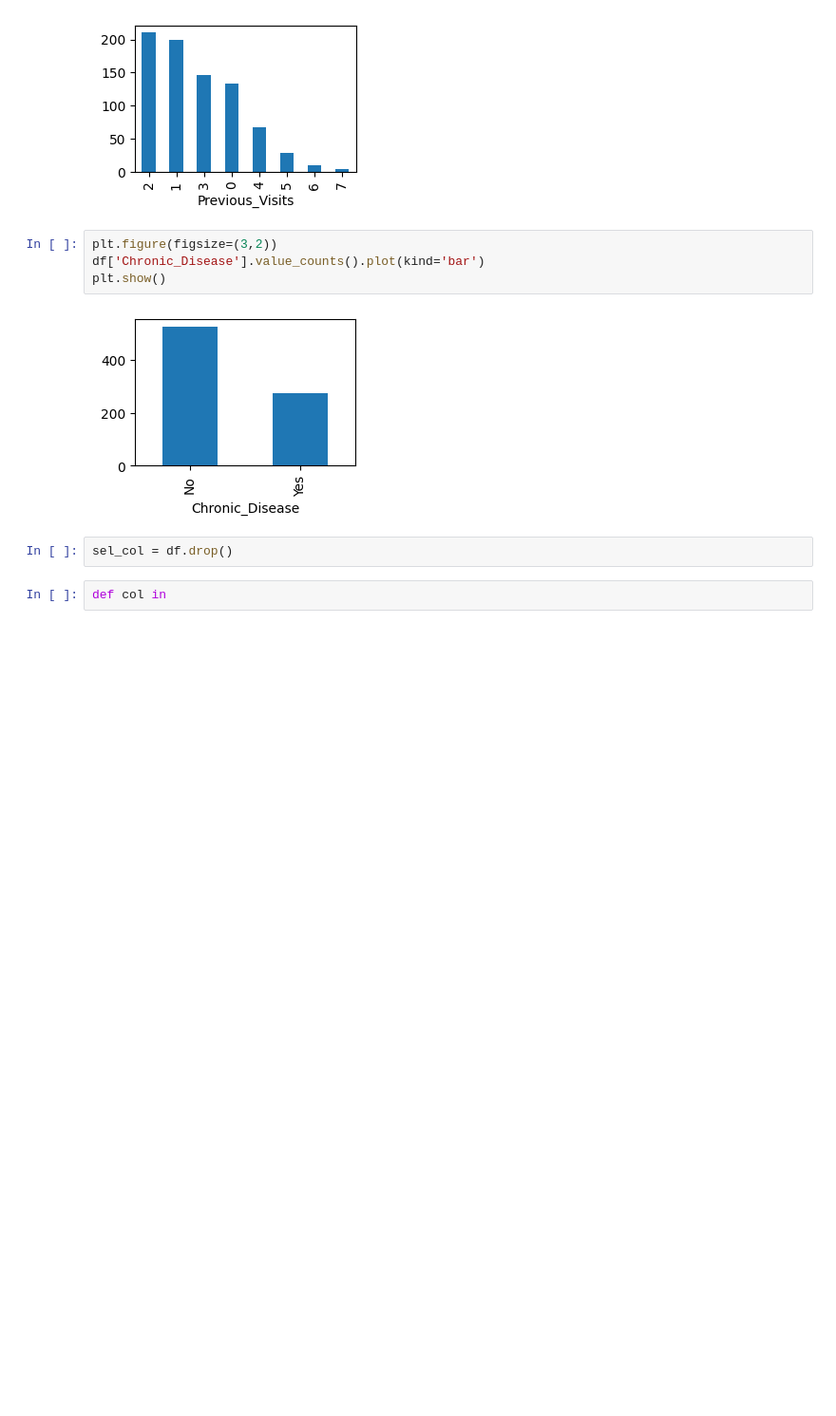
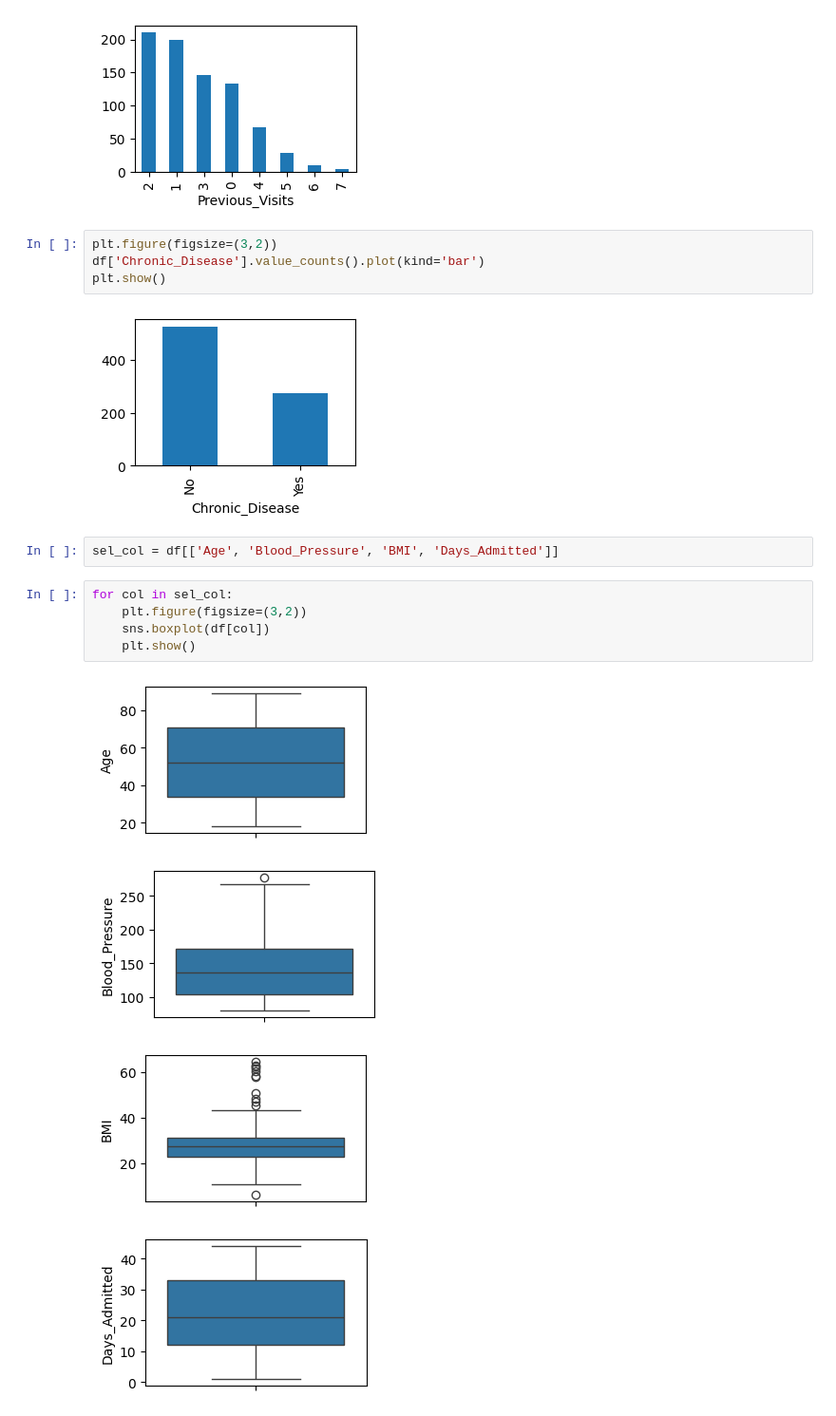
Before and after one commit to Md-Maruf-1727/Machine-Learning-Algorithms, a Jupyter notebook: Decision Tree/Hospital Patient Readmission model/code.ipynb, the cells around one changed output. Shown at 95% size. Saved outputs shown, nothing was run; the diff lists cells and outputs as text; blank space fills up the shorter version.

```diff
--- a/Decision Tree/Hospital Patient Readmission model/code.ipynb
+++ b/Decision Tree/Hospital Patient Readmission model/code.ipynb
@@ -91,6 +91,14 @@ plt.show()
 # %% [output]
 [figure]
 # %%
-sel_col = df.drop()
+sel_col = df[['Age', 'Blood_Pressure', 'BMI', 'Days_Admitted']]
 # %%
-def col in
+for col in sel_col:
+    plt.figure(figsize=(3,2))
+    sns.boxplot(df[col])
+    plt.show()
+# %% [output]
+[figure, added]
+[figure, added]
+[figure, added]
+[figure, added]
```
